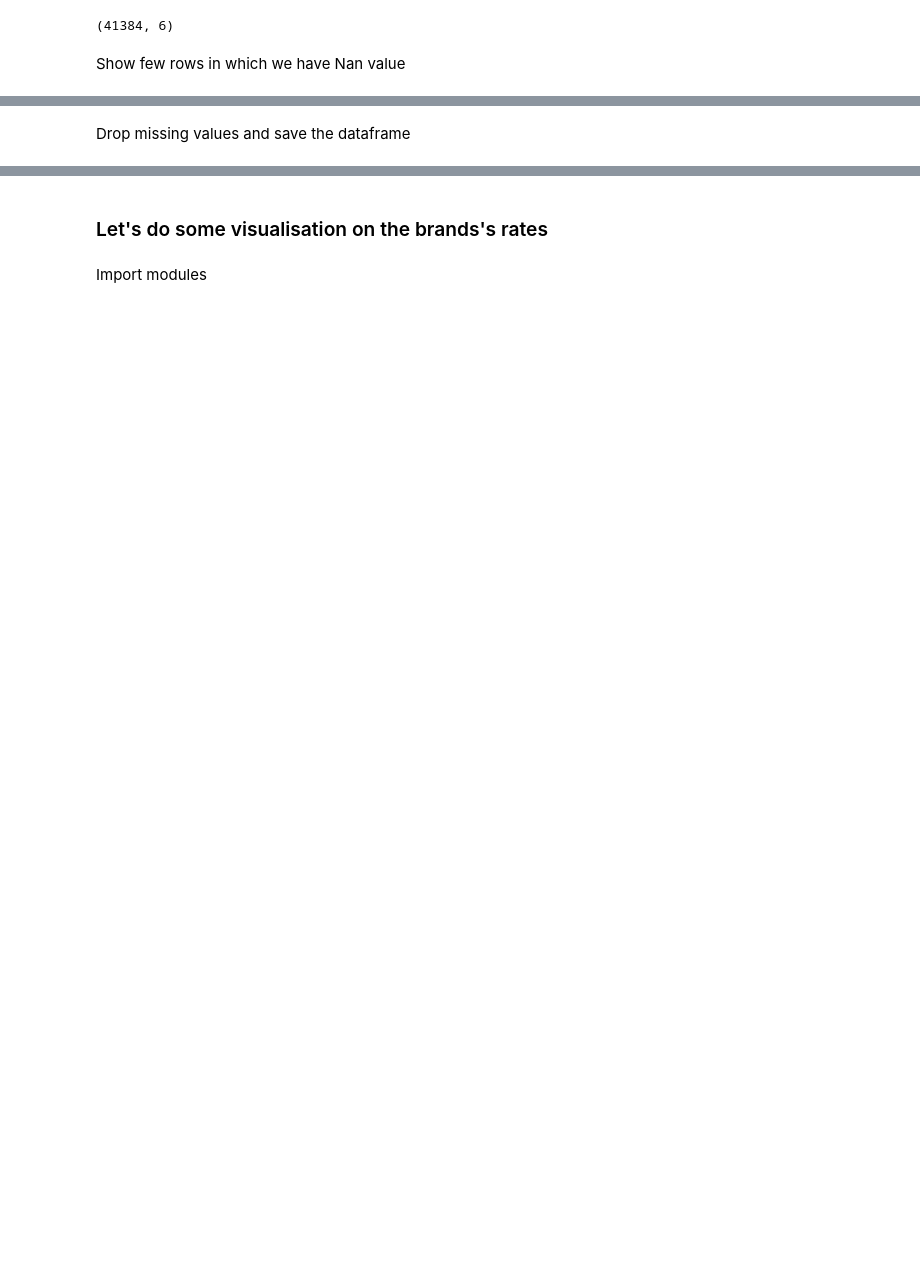
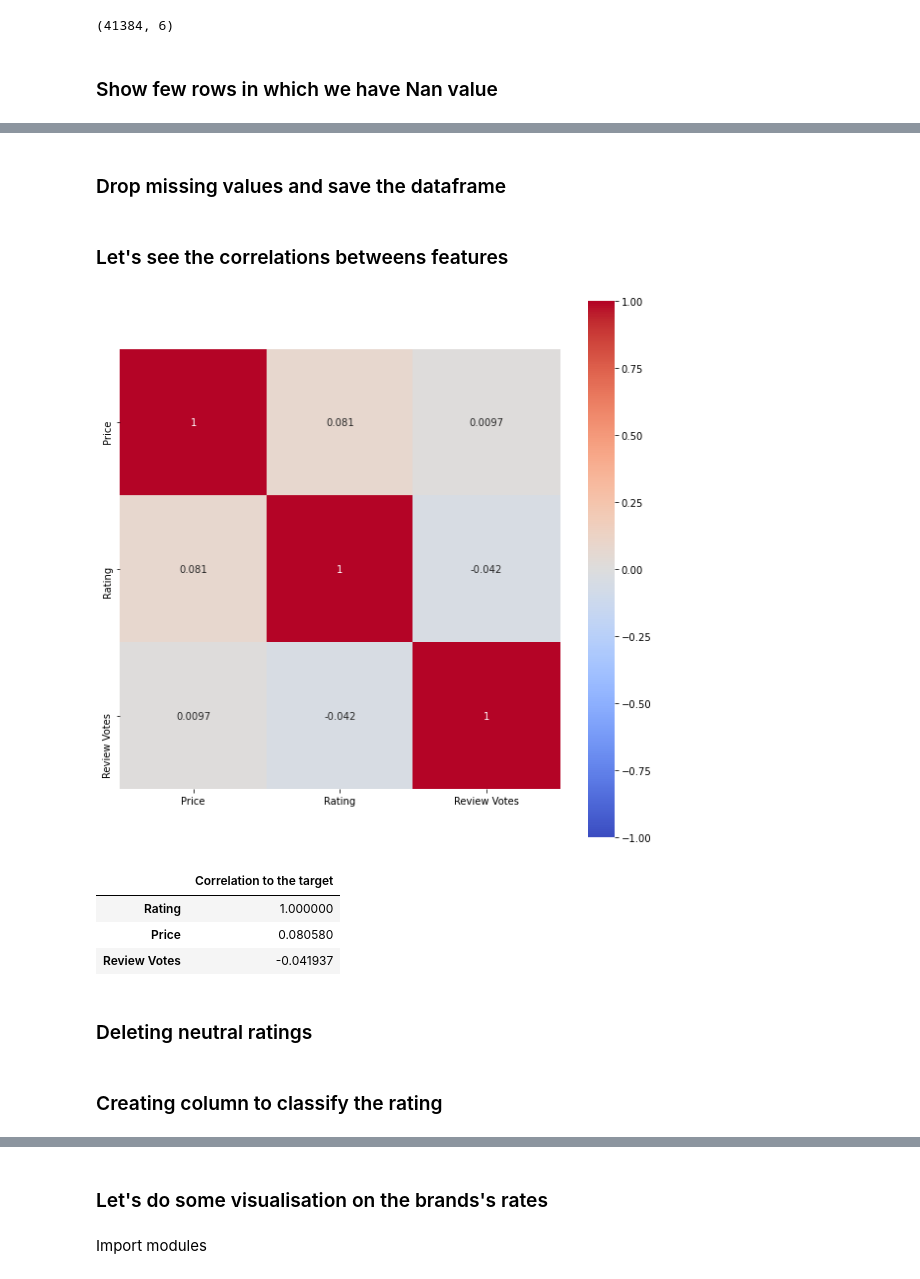
Before and after one commit to thomastrg/SentimentAnalysis_AmazonReviews, a Jupyter notebook: Case+Study+-+Sentiment+Analysis.ipynb, the cells around one changed output, grey strips where cells are left out. Saved outputs shown, nothing was run; the diff lists cells and outputs as text; code cells hidden in the pictures; blank space fills up the shorter version.

```diff
--- a/Case+Study+-+Sentiment+Analysis.ipynb
+++ b/Case+Study+-+Sentiment+Analysis.ipynb
@@ -25,7 +25,7 @@ df.shape
 # %% [output]
 (41384, 6)
 # %% [markdown]
-Show few rows in which we have Nan value
+### Show few rows in which we have Nan value
 # %%
 df[df.isnull().any(axis=1)].head(5)
 # %% [output]
@@ -36,8 +36,29 @@ df[df.isnull().any(axis=1)].head(5)
 | 393778 | Sony Xperia Z1 C6903 16GB Unlocke... | NaN | 219.99 | 1 | the phone is none working good!!! | 0.0 |
 | 175801 | CNPGD All-in-1 Watch Cell Phone &... | NaN | 49.99 | 4 | i really like this very easy to s... | 1.0 |
 # %% [markdown]
-Drop missing values and save the dataframe
+### Drop missing values and save the dataframe
 # %%
 # Drop missing values
 df.dropna(inplace=True)
+# %% [markdown]
+### Let's see the correlations betweens features
+# %%
+plt.figure(figsize=(10,10))
+sns.heatmap(df.corr("pearson"),
+            vmin=-1, vmax=1,
+            cmap='coolwarm',
+            annot=True,
+            square=True);
+# %% [output]
+[figure, added]
+# %%
+df1Corr=pd.DataFrame(df.corr().unstack().sort_values(ascending=False)['Rating'],columns=['Correlation to the target'])
+df1Corr.style.background_gradient(cmap=sns.light_palette("red", as_cmap=True))
+# %% [output]
+|  | Correlation to the target |
+| Rating | 1.000000 |
+| Price | 0.080580 |
+| Review Votes | -0.041937 |
+# %% [markdown]
+### Deleting neutral ratings
 # %%
@@ -45,4 +65,6 @@ df.dropna(inplace=True)
 df = df[df['Rating'] != 2.5]
+# %% [markdown]
+### Creating column to classify the rating
 # %%
 # Encode rates higher than 2.5 as 1 (rated positively)
 # Encode ratew lower than 2.5 as 0 (rated poorly)
```
Also changed, not shown: parts of 22 cells of this notebook.
